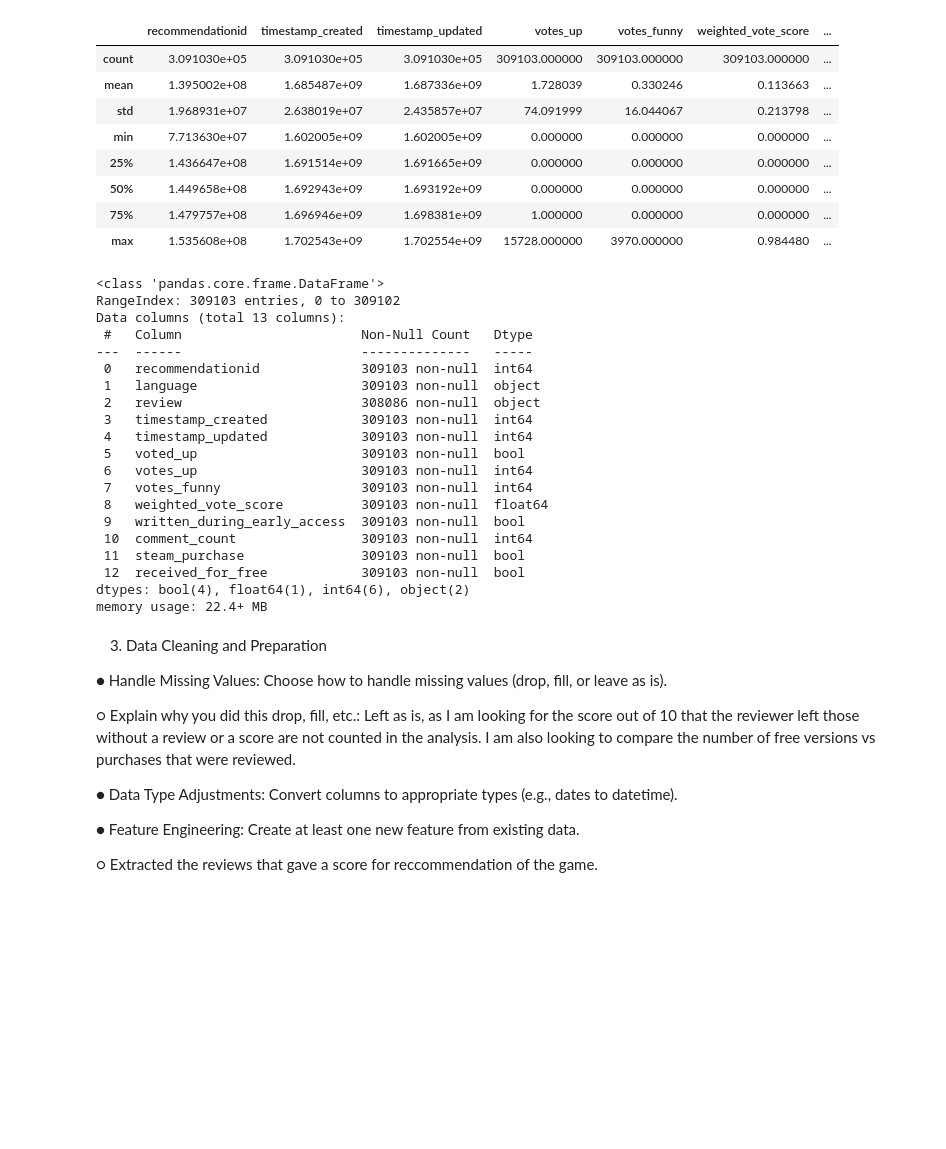
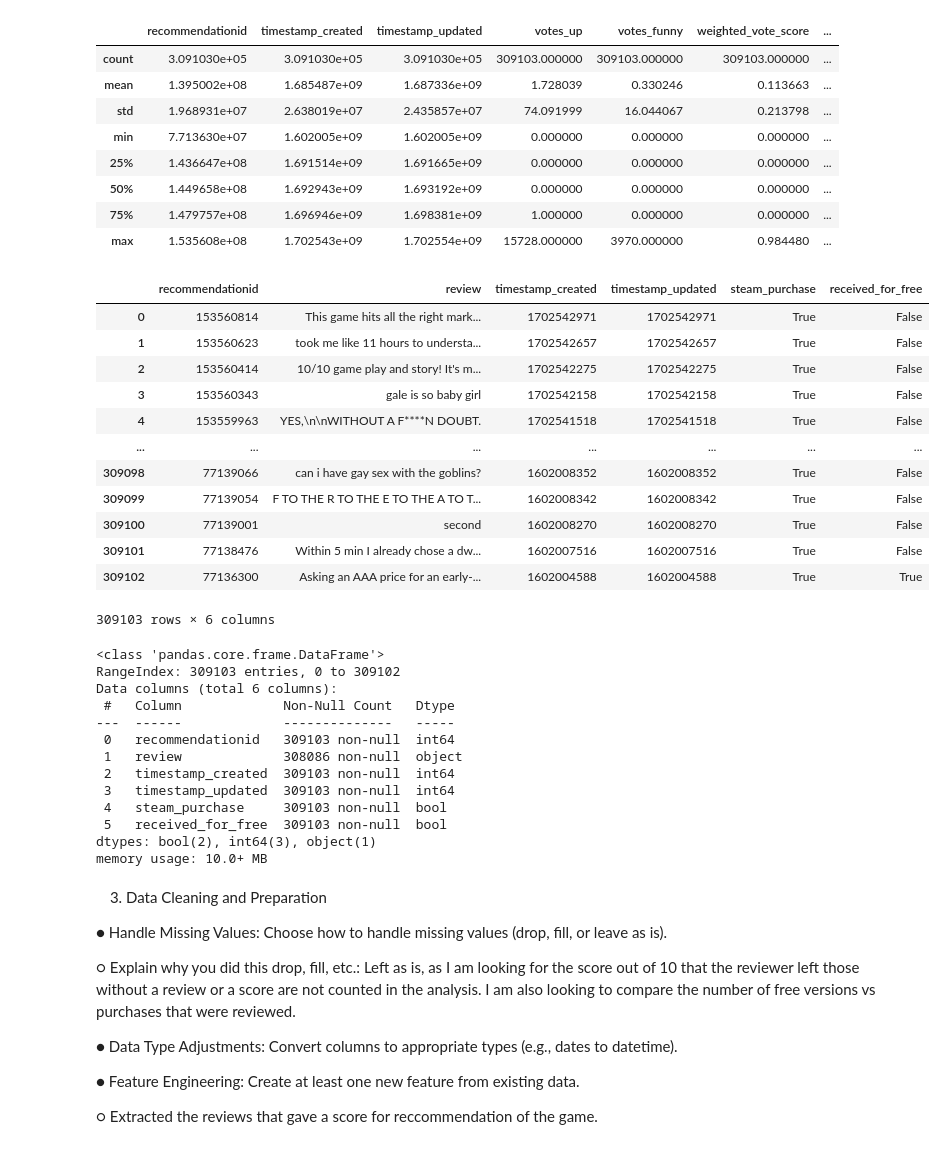
Before and after one commit to ammabe1/Data_Module-2-Mini-Project, a Jupyter notebook: BG3 Reviews Analysis.ipynb, the cells around one changed output. Saved outputs shown, nothing was run; the diff lists cells and outputs as text; code cells hidden in the pictures; blank space fills up the shorter version.

```diff
--- a/BG3 Reviews Analysis.ipynb
+++ b/BG3 Reviews Analysis.ipynb
@@ -72,29 +72,39 @@ BG3.describe()
 | 50% | 1.449658e+08 | 1.692943e+09 | 1.693192e+09 | 0.000000 | 0.000000 | 0.000000 | ... |
 | 75% | 1.479757e+08 | 1.696946e+09 | 1.698381e+09 | 1.000000 | 0.000000 | 0.000000 | ... |
 | max | 1.535608e+08 | 1.702543e+09 | 1.702554e+09 | 15728.000000 | 3970.000000 | 0.984480 | ... |
+# %%
+BG3 = BG3.drop(['language','voted_up','votes_up','written_during_early_access','votes_funny','weighted_vote_score','comment_count'], axis=1)
+BG3
+# %% [output]
+|  | recommendationid | review | timestamp_created | timestamp_updated | steam_purchase | received_for_free |
+| 0 | 153560814 | This game hits all the right mark... | 1702542971 | 1702542971 | True | False |
+| 1 | 153560623 | took me like 11 hours to understa... | 1702542657 | 1702542657 | True | False |
+| 2 | 153560414 | 10/10 game play and story! It's m... | 1702542275 | 1702542275 | True | False |
+| 3 | 153560343 | gale is so baby girl | 1702542158 | 1702542158 | True | False |
+| 4 | 153559963 | YES,\n\nWITHOUT A F****N DOUBT. | 1702541518 | 1702541518 | True | False |
+| ... | ... | ... | ... | ... | ... | ... |
+| 309098 | 77139066 | can i have gay sex with the goblins? | 1602008352 | 1602008352 | True | False |
+| 309099 | 77139054 | F TO THE R TO THE E TO THE A TO T... | 1602008342 | 1602008342 | True | False |
+| 309100 | 77139001 | second | 1602008270 | 1602008270 | True | False |
+| 309101 | 77138476 | Within 5 min I already chose a dw... | 1602007516 | 1602007516 | True | False |
+| 309102 | 77136300 | Asking an AAA price for an early-... | 1602004588 | 1602004588 | True | True |
+309103 rows × 6 columns
 # %%
 BG3.info()
 # %% [output]
 <class 'pandas.core.frame.DataFrame'>
 RangeIndex: 309103 entries, 0 to 309102
-Data columns (total 13 columns):
- #   Column                       Non-Null Count   Dtype
----  ------                       --------------   -----
- 0   recommendationid             309103 non-null  int64
- 1   language                     309103 non-null  object
- 2   review                       308086 non-null  object
- 3   timestamp_created            309103 non-null  int64
- 4   timestamp_updated            309103 non-null  int64
- 5   voted_up                     309103 non-null  bool
- 6   votes_up                     309103 non-null  int64
- 7   votes_funny                  309103 non-null  int64
- 8   weighted_vote_score          309103 non-null  float64
- 9   written_during_early_access  309103 non-null  bool
- 10  comment_count                309103 non-null  int64
- 11  steam_purchase               309103 non-null  bool
- 12  received_for_free            309103 non-null  bool
-dtypes: bool(4), float64(1), int64(6), object(2)
-memory usage: 22.4+ MB
+Data columns (total 6 columns):
+ #   Column             Non-Null Count   Dtype
+---  ------             --------------   -----
+ 0   recommendationid   309103 non-null  int64
+ 1   review             308086 non-null  object
+ 2   timestamp_created  309103 non-null  int64
+ 3   timestamp_updated  309103 non-null  int64
+ 4   steam_purchase     309103 non-null  bool
+ 5   received_for_free  309103 non-null  bool
+dtypes: bool(2), int64(3), object(1)
+memory usage: 10.0+ MB
 # %% [markdown]
 3. Data Cleaning and Preparation
 
```
Also changed, not shown: parts of 7 cells of this notebook.
